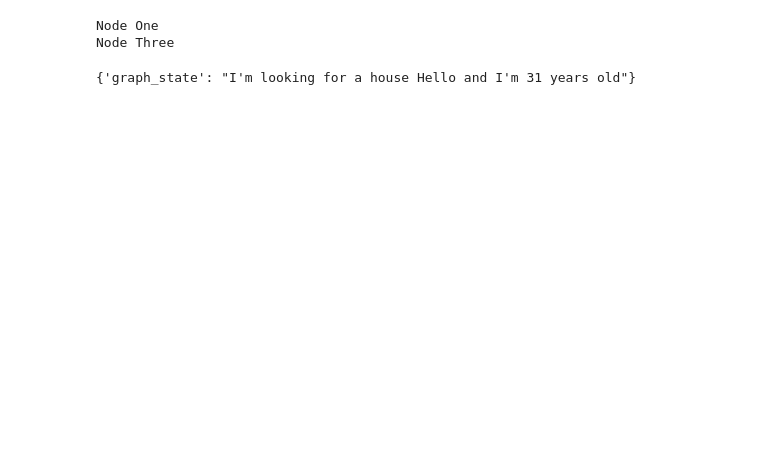
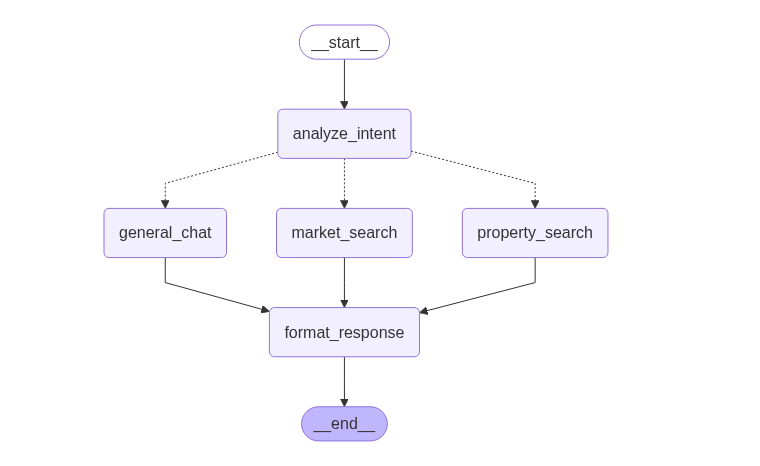
Before and after one commit to wooyakob/agent-on-capella, a Jupyter notebook: notebooks/real-estate-agent.ipynb, the cells around one changed output. Cells and saved outputs as stored; diff of their text form; code cells hidden in the pictures; blank space fills up the shorter version.

```diff
--- a/notebooks/real-estate-agent.ipynb
+++ b/notebooks/real-estate-agent.ipynb
@@ -20,7 +20,16 @@ Successfully installed SQLAlchemy-2.0.42 aiohappyeyeballs-2.6.1 aiohttp-3.12.15
 Note: you may need to restart the kernel to use updated packages.
 # %%
+import os
+from typing import List, Dict, Any, Literal
 from typing_extensions import TypedDict
+from dotenv import load_dotenv
 
-class State(TypedDict):
-    graph_state: str
+load_dotenv()
+
+class RealEstateAgentState(TypedDict):
+    messages: List[Dict[str, Any]]
+    user_query: str
+    search_results: List[Dict[str, Any]]
+    buyer_profile: Dict[str, Any]
+    next_action: str
 # %%
@@ -72,6 +228,42 @@ display(Image(graph.get_graph().draw_mermaid_png()))
 # %%
-graph.invoke({"graph_state" : "I'm looking for a house"})
+def route_decision(state: RealEstateAgentState) -> Literal["property_search", "market_search", "general_chat"]:
+    """Route to appropriate tool based on user intent"""
+    next_action = state.get("next_action", "general_chat")
+    print(f"Routing to: {next_action}")
+    return next_action
-# %% [output]
-Node One
-Node Three
-{'graph_state': "I'm looking for a house Hello and I'm 31 years old"}
+# %%
+from IPython.display import Image, display
+from langgraph.graph import StateGraph, START, END
+
+builder = StateGraph(RealEstateAgentState)
+
+builder.add_node("analyze_intent", analyze_user_intent)
+builder.add_node("property_search", property_search_node)
+builder.add_node("market_search", market_search_node)
+builder.add_node("general_chat", general_chat_node)
+builder.add_node("format_response", format_response_node)
+
+builder.add_edge(START, "analyze_intent")
+builder.add_conditional_edges(
+    "analyze_intent",
+    route_decision,
+    {
+        "property_search": "property_search",
+        "market_search": "market_search",
+        "general_chat": "general_chat"
+    }
+)
+builder.add_edge("property_search", "format_response")
+builder.add_edge("market_search", "format_response")
+builder.add_edge("general_chat", "format_response")
+builder.add_edge("format_response", END)
+
+real_estate_agent = builder.compile()
+
+try:
+    display(Image(real_estate_agent.get_graph().draw_mermaid_png()))
+
+except Exception as e:
+    print(f"Graph created successfully! (Visualization error: {e})")
+# %% [output]
+[figure, added]
```
Also changed, not shown: parts of 9 cells of this notebook, 11 other files.
